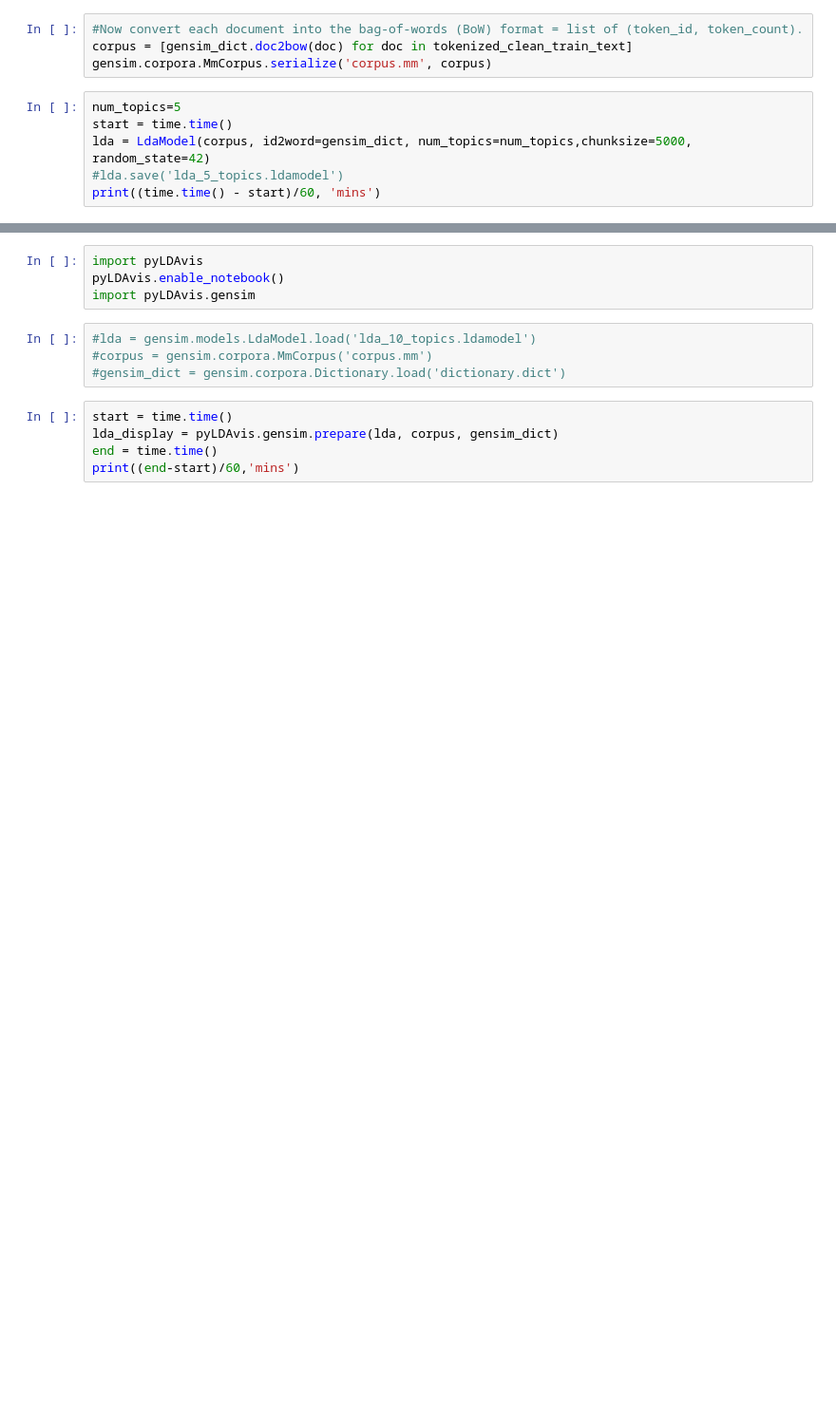
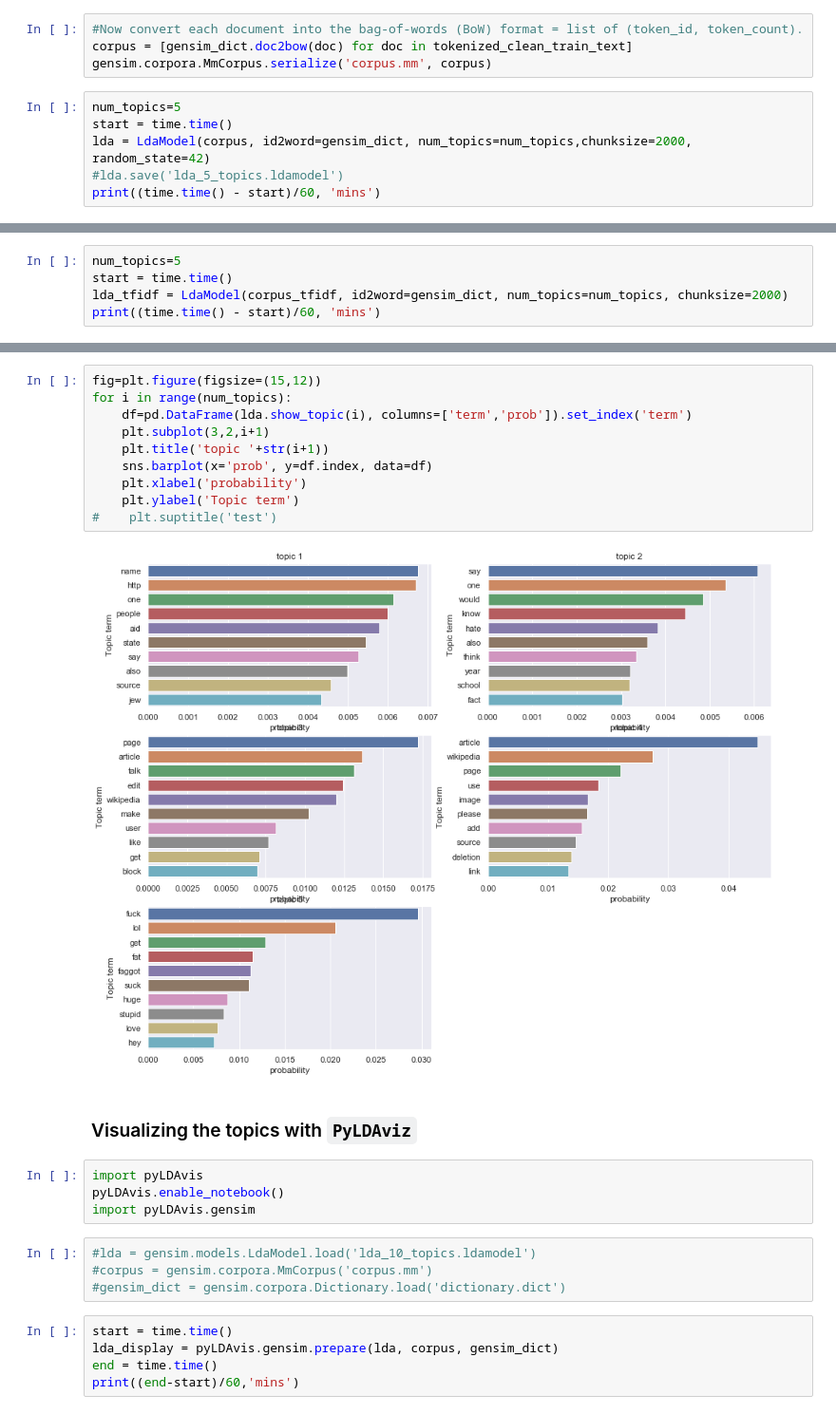
Before and after one commit to ThomasD96/NLP_Toxic_comment_classification, a Jupyter notebook: toxic_comment_classifier.ipynb, the cells around one changed output, grey strips where cells are left out. Shown at 95% size. Cells and saved outputs as stored; diff of their text form; blank space fills up the shorter version.

```diff
--- a/toxic_comment_classifier.ipynb
+++ b/toxic_comment_classifier.ipynb
@@ -413,7 +419,7 @@ gensim.corpora.MmCorpus.serialize('corpus.mm', corpus)
 # %%
 num_topics=5
 start = time.time()
-lda = LdaModel(corpus, id2word=gensim_dict, num_topics=num_topics,chunksize=5000, random_state=42)
+lda = LdaModel(corpus, id2word=gensim_dict, num_topics=num_topics,chunksize=2000, random_state=42)
 #lda.save('lda_5_topics.ldamodel')
 print((time.time() - start)/60, 'mins')
 # %% [output]
@@ -433,0 +461,5 @@ lda.print_topics(num_words=10)
+# %%
+num_topics=5
+start = time.time()
+lda_tfidf = LdaModel(corpus_tfidf, id2word=gensim_dict, num_topics=num_topics, chunksize=2000)
+print((time.time() - start)/60, 'mins')
@@ -434,3 +482,17 @@ lda.print_topics(num_words=10)
+# %%
+fig=plt.figure(figsize=(15,12))
+for i in range(num_topics):
+    df=pd.DataFrame(lda.show_topic(i), columns=['term','prob']).set_index('term')
+    plt.subplot(3,2,i+1)
+    plt.title('topic '+str(i+1))
+    sns.barplot(x='prob', y=df.index, data=df)
+    plt.xlabel('probability')
+    plt.ylabel('Topic term')
+#    plt.suptitle('test')
+# %% [output]
+[figure, added]
+# %% [markdown]
+### Visualizing the topics with `PyLDAviz`
 # %%
 import pyLDAvis
 pyLDAvis.enable_notebook()
```
Also changed, not shown: parts of 33 cells of this notebook, 1 other file.
